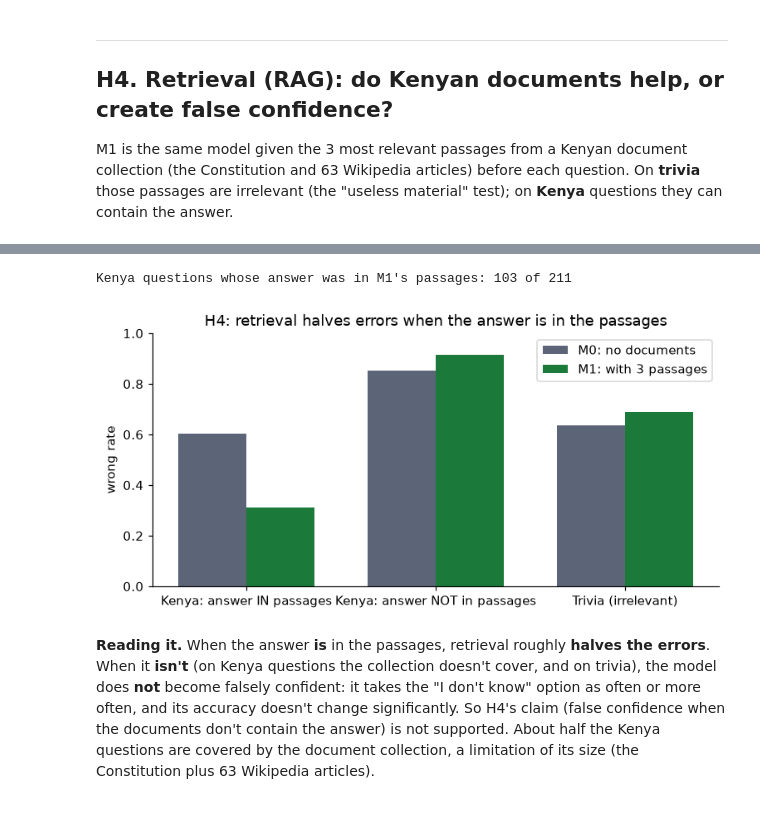
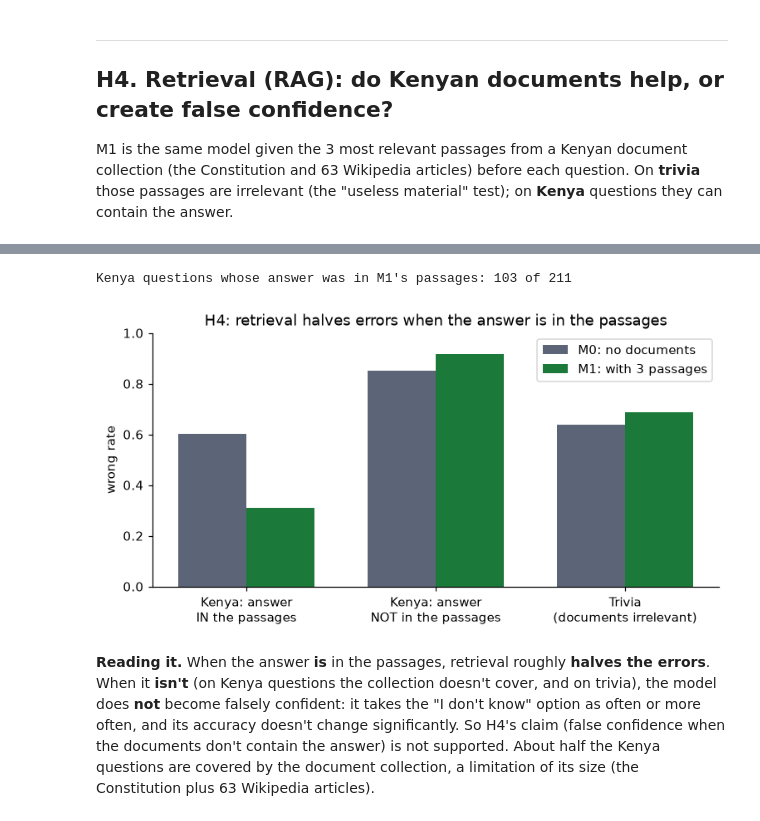
Before and after one commit to trevorblue/bluff-detector, a Jupyter notebook: notebooks/results.ipynb, the cells around one changed output, grey strips where cells are left out. Saved outputs shown, nothing was run; the diff lists cells and outputs as text; code cells hidden in the pictures.

Commit message:
Final report (docs/report.md); H4 chart labels no longer overlap; AI_USE declares the drafted report

```diff
--- a/notebooks/results.ipynb
+++ b/notebooks/results.ipynb
@@ -362,36 +362,36 @@ else:
                      "wrong: p": float(f"{w['p_value']:.2g}"),
                      "'I don't know' M0": f"{100 * d_.abstained.mean():.0f}%",
                      "'I don't know' M1": f"{100 * d_.abstained_m1.mean():.0f}%",
                      "abstain: p": float(f"{a['p_value']:.2g}")})
     H4 = pd.DataFrame(rows).set_index("set")
     display(H4)
     print(f"Kenya questions whose answer was in M1's passages: "
           f"{int(both[ken]['answer in passages'].sum())} of {int(ken.sum())}")
     fig, ax = plt.subplots(figsize=(8, 3.6))
-    labels = ["Kenya: answer IN passages", "Kenya: answer NOT in passages",
-              "Trivia (irrelevant)"]
+    labels = ["Kenya: answer\nIN the passages", "Kenya: answer\nNOT in the passages",
+              "Trivia\n(documents irrelevant)"]
     pick = [groups[2][1], groups[3][1], groups[0][1]]
     x = np.arange(3)
     ax.bar(x - 0.18, [both[m].y_wrong.mean() for m in pick], 0.36, color=C["trivia"],
            label="M0: no documents")
     ax.bar(x + 0.18, [both[m].y_wrong_m1.mean() for m in pick], 0.36, color=C["kenya"],
            label="M1: with 3 passages")
     ax.set_xticks(x, labels)
     ax.set_ylim(0, 1)
     ax.set_ylabel("wrong rate")
     ax.legend()
     ax.set_title("H4: retrieval halves errors when the answer is in the passages")
     save(fig, "h4_retrieval")
     plt.show()
 # %% [output]
 |  | n | wrong M0 | wrong M1 | wrong: p | 'I don't know' M0 | 'I don't know' M1 | abstain: p |
 | set |  |  |  |  |  |  |  |
 | Trivia (documents irrelevant) | 218 | 64% | 69% | 0.110000 | 35% | 88% | 4.300000e-31 |
 | Kenya, all | 211 | 73% | 62% | 0.004400 | 28% | 27% | 1.000000e+00 |
 | Kenya, answer IN the 3 passages | 103 | 60% | 31% | 0.000015 | 19% | 11% | 9.300000e-02 |
 | Kenya, answer NOT in the passages | 108 | 85% | 92% | 0.092000 | 36% | 44% | 3.300000e-01 |
 Kenya questions whose answer was in M1's passages: 103 of 211
-[figure, old version]
+[figure, new version]
 # %% [markdown]
 **Reading it.** When the answer **is** in the passages, retrieval roughly **halves the errors**.
 When it **isn't** (on Kenya questions the collection doesn't cover, and on trivia), the model
```
Also changed, not shown: 6 other files.
